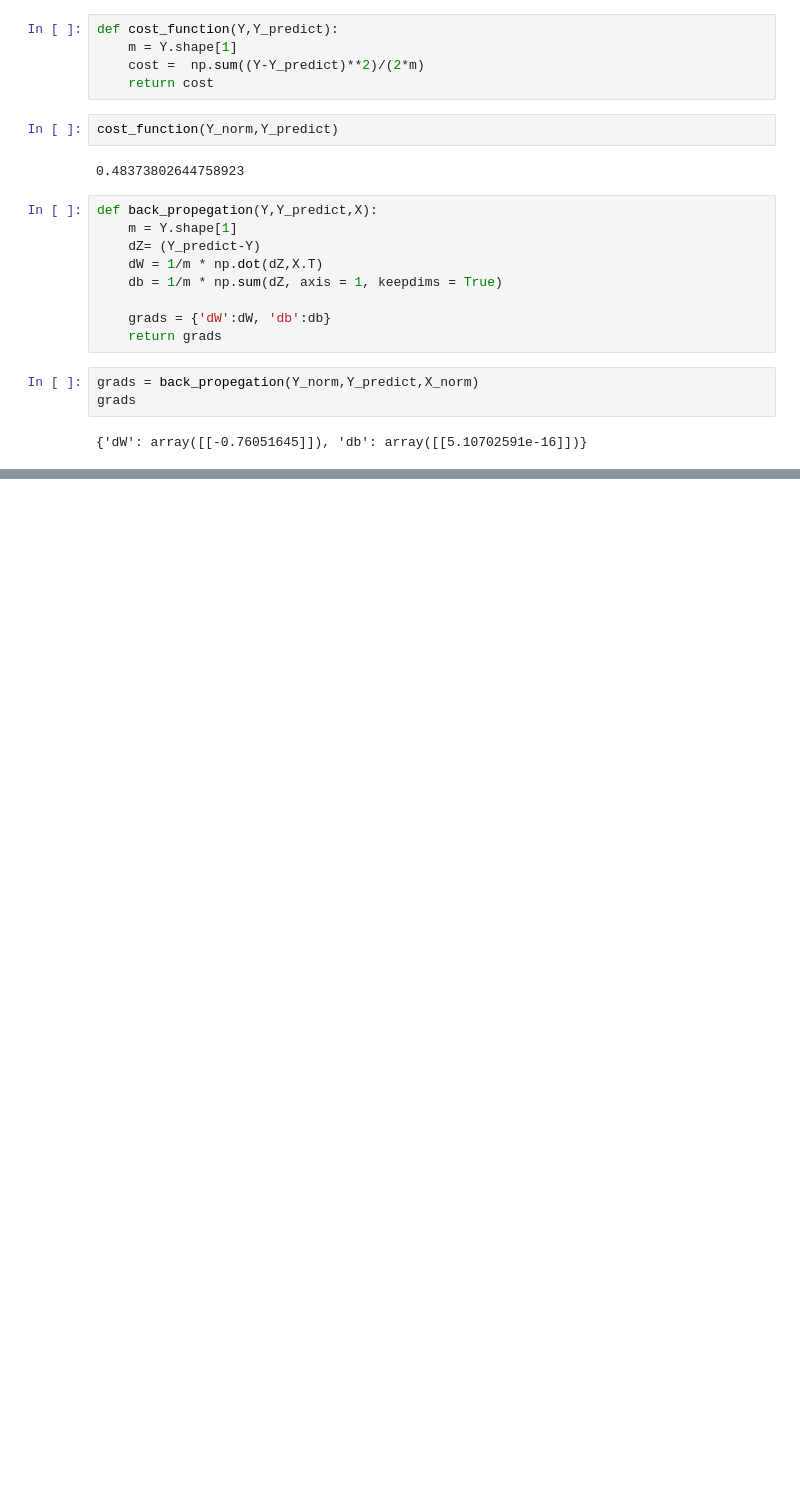
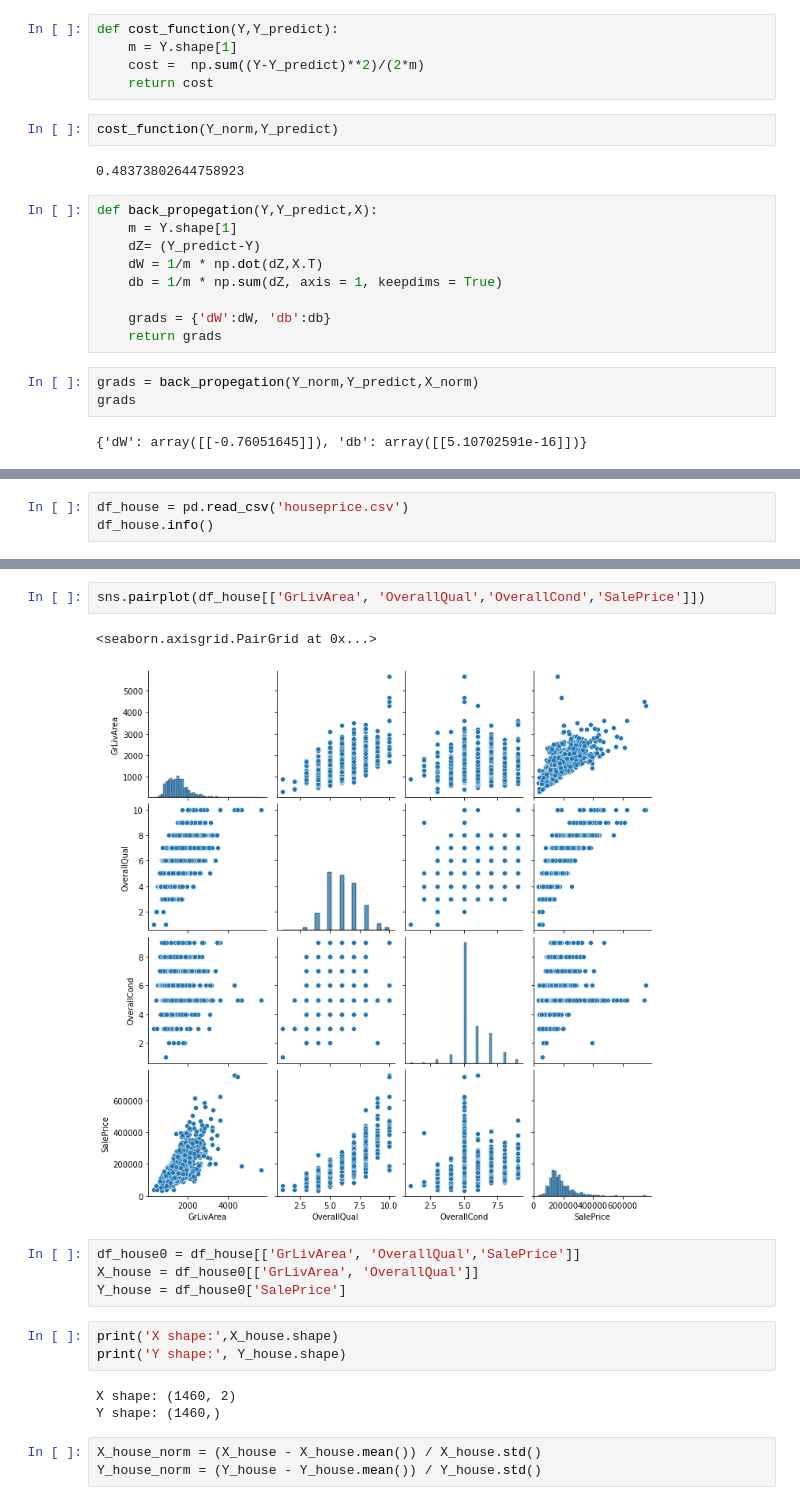
Before and after one commit to AbanoubYounan/Build-Linear-Regression-Model-from-Scratch, a Jupyter notebook: Linear Regression from Scratch.ipynb, the cells around one changed output, grey strips where cells are left out. Drawn from its saved outputs; the diff is of its cells as text; blank space fills up the shorter version.

```diff
--- a/Linear Regression from Scratch.ipynb
+++ b/Linear Regression from Scratch.ipynb
@@ -142,0 +157,3 @@ cost in iteration # 100 = 0.2350192808865722
+# %%
+df_house = pd.read_csv('houseprice.csv')
+df_house.info()
@@ -142,0 +188,18 @@ cost in iteration # 100 = 0.2350192808865722
+# %%
+sns.pairplot(df_house[['GrLivArea', 'OverallQual','OverallCond','SalePrice']])
+# %% [output]
+<seaborn.axisgrid.PairGrid at 0x...>
+[figure, added]
+# %%
+df_house0 = df_house[['GrLivArea', 'OverallQual','SalePrice']]
+X_house = df_house0[['GrLivArea', 'OverallQual']]
+Y_house = df_house0['SalePrice']
+# %%
+print('X shape:',X_house.shape)
+print('Y shape:', Y_house.shape)
+# %% [output]
+X shape: (1460, 2)
+Y shape: (1460,)
+# %%
+X_house_norm = (X_house - X_house.mean()) / X_house.std()
+Y_house_norm = (Y_house - Y_house.mean()) / Y_house.std()
```
Also changed, not shown: parts of 15 cells of this notebook, 1 other file.
